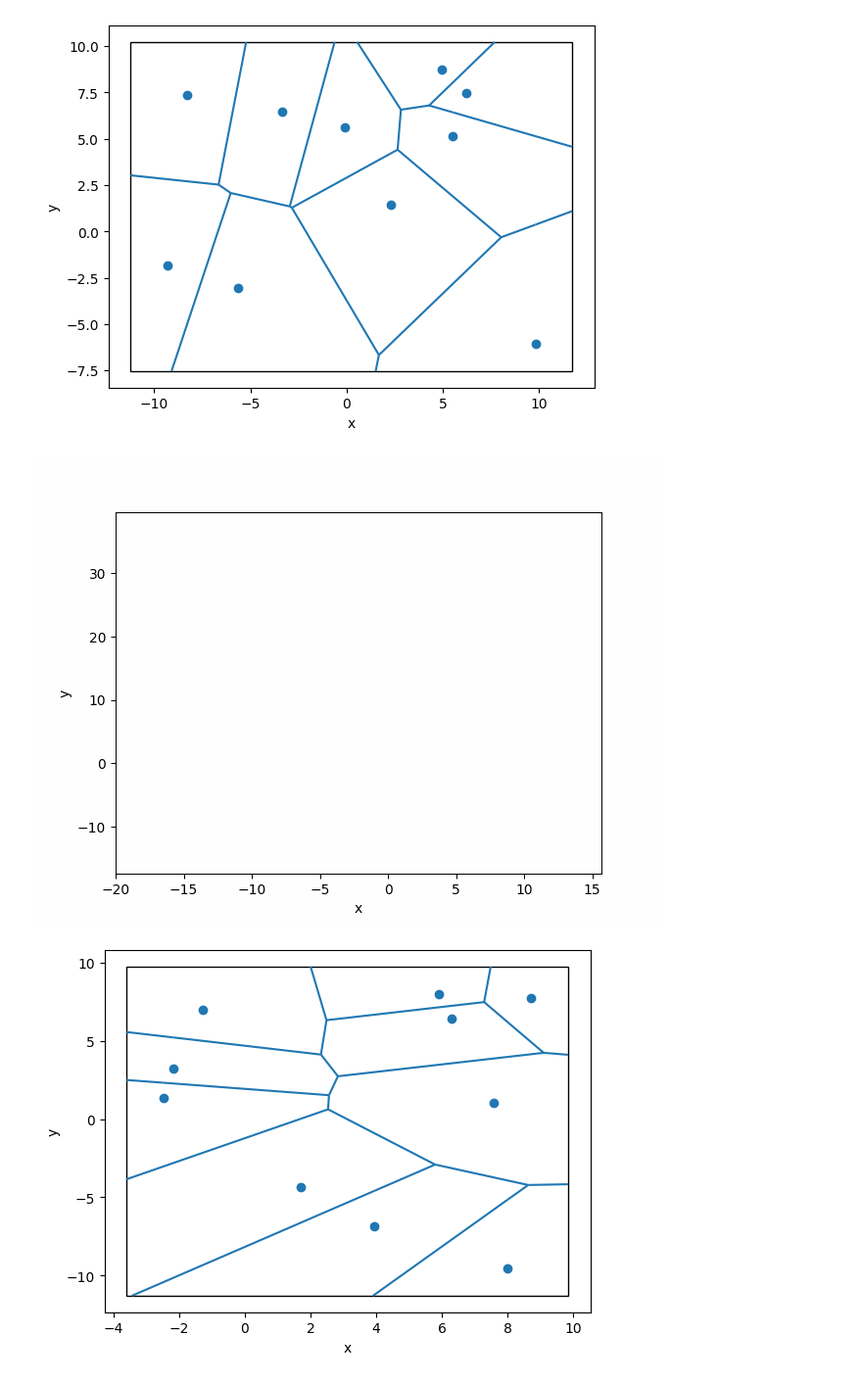
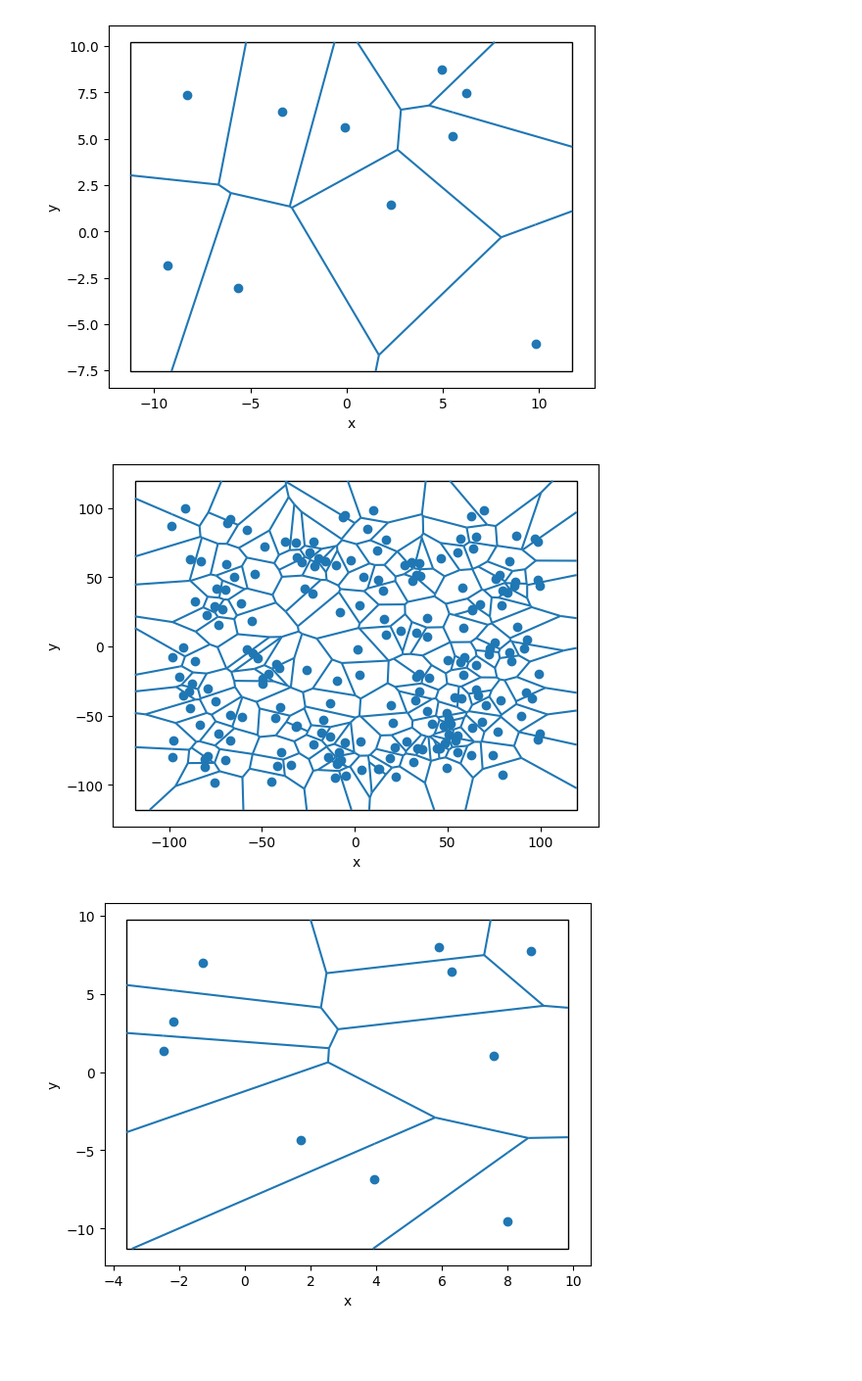
Before and after one commit to ReptilianEye/Voronoi-Diagram, a Jupyter notebook: finals/voronoiNotes.ipynb, the cells around one changed output. Shown at 98% size. Saved outputs shown, nothing was run; the diff lists cells and outputs as text; code cells hidden in the pictures; blank space fills up the shorter version.

```diff
--- a/finals/voronoiNotes.ipynb
+++ b/finals/voronoiNotes.ipynb
@@ -58,7 +68,3 @@ vor_edges, box, vis = vor.get_voronoi_visualised()
 vis.show()
 # %% [output]
 [figure]
-# %%
-vis.show_gif()
-# %% [output]
-[figure, removed]
@@ -65,3 +73,10 @@ vis.show_gif()
+# %%
+points = generate_uniform_points(-10, 10, 200)
+vor = Voronoi(points)
+vor_edges, box, vis = vor.get_voronoi_visualised()
+vis.show()
+# %% [output]
+[figure, added]
 # %%
 for i in range(10):
     points = generate_uniform_points(-10, 10, 10)
```
Also changed, not shown: parts of 3 cells of this notebook, 7 other files.
